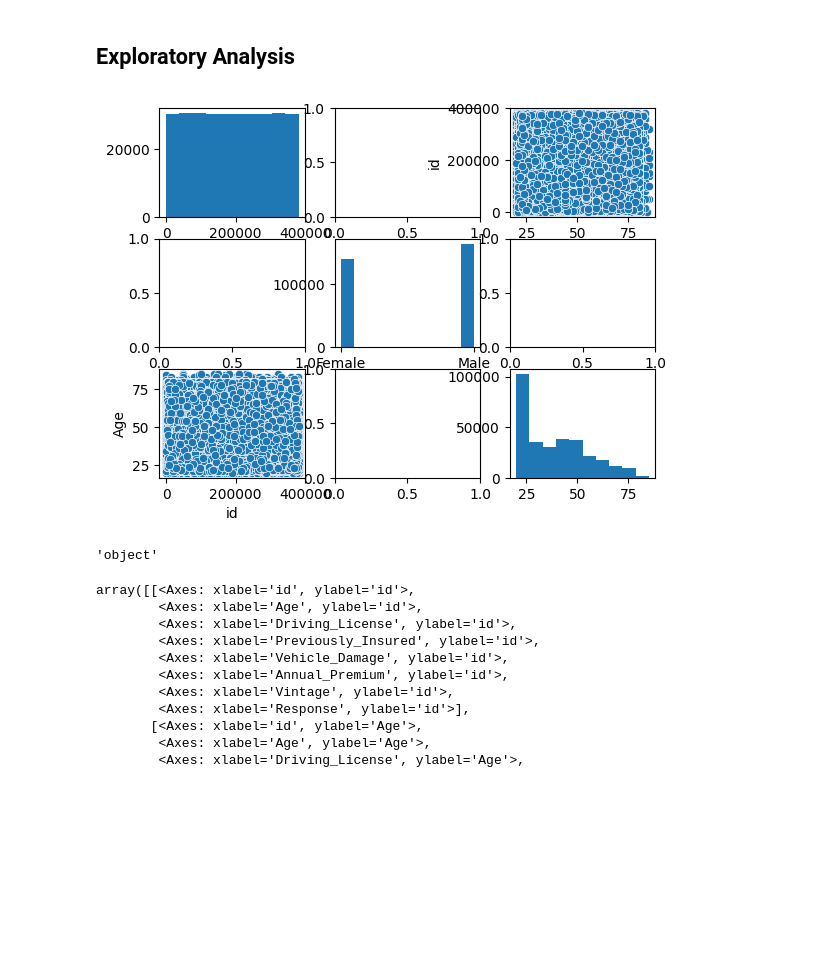
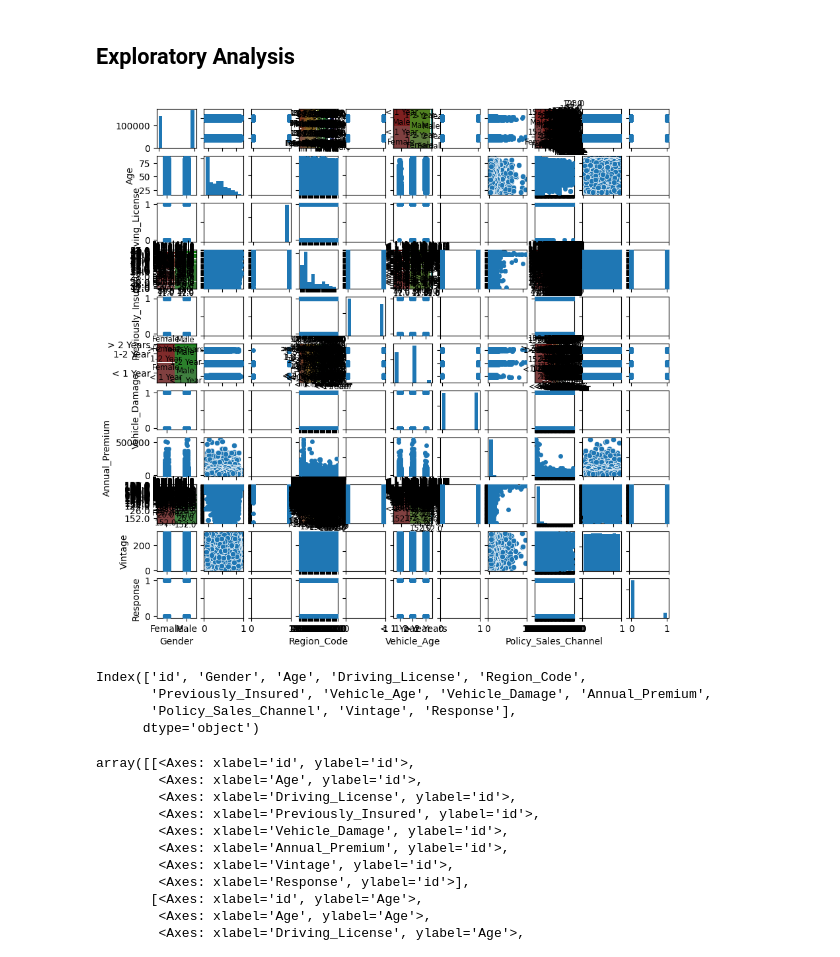
Before and after one commit to jong42/Health-Insurance-Cross-Sell-Prediction, a Jupyter notebook: Health Insurance Cross Sell Prediction.ipynb, the cells around one changed output. Cells and saved outputs as stored; diff of their text form; code cells hidden in the pictures; blank space fills up the shorter version.

Commit message:
Create plot matrix

```diff
--- a/Health Insurance Cross Sell Prediction.ipynb
+++ b/Health Insurance Cross Sell Prediction.ipynb
@@ -127,33 +127,39 @@ print(d_test.shape)
 # %% [markdown]
 ## Exploratory Analysis
 # %%
-df = d_train.iloc[:,:3]
+df = d_train.loc[:,data.columns != 'id']
 
 grid_size = len(df.columns)
 
-fig, axs = plt.subplots(grid_size,grid_size)
+fig, axs = plt.subplots(grid_size,grid_size, figsize=(10,10))
 
 for i,yname in enumerate(df.columns):
     for j,xname in enumerate(df.columns):
         if i==j:
             axs[i,j].hist(x=df[xname])
         elif is_numeric_dtype(df[yname]) and is_numeric_dtype(df[xname]):
             if len(np.unique(df[yname]))>2 and len(np.unique(df[xname]))>2:
                 sns.scatterplot(ax=axs[i,j],x=df[xname],y=df[yname])
-        #elif not is_numeric_dtype(df[yname]) and not is_numeric_dtype(df[xname]):
-        #    fig, rect = mosaic(ax=axs[i,j], data=df,index=[xname,yname])
-        #else :
-        #    sns.stripplot(ax=axs[i,j],data=df,x=xname,y=yname)
-
-#sns.stripplot(ax=axs[0,0],data=d_train,x='Age',y='Gender')
-#sns.scatterplot(ax=axs[1,0],x=d_train['Age'],y=d_train['Annual_Premium'])
-#fig, rect = mosaic(ax=axs[2,0], data=d_train,index=['Gender','Previously_Insured'])
+        elif not is_numeric_dtype(df[yname]) and not is_numeric_dtype(df[xname]):
+            fig, rect = mosaic(ax=axs[i,j], data=df,index=[xname,yname])
+        else :
+            sns.stripplot(ax=axs[i,j],data=df,x=xname,y=yname)
+        # set axis labels
+        if j != 0:
+            axs[i,j].set_ylabel('')
+            axs[i,j].set_yticklabels([])
+        if i != grid_size-1:
+            axs[i,j].set_xlabel('')
+            axs[i,j].set_xticklabels([])
 # %% [output]
-[figure, old version]
+[figure, new version]
-# %%
-df['Gender'].dtype.name
-# %% [output]
-'object'
+# %%
+df.columns
+# %% [output]
+Index(['id', 'Gender', 'Age', 'Driving_License', 'Region_Code',
+       'Previously_Insured', 'Vehicle_Age', 'Vehicle_Damage', 'Annual_Premium',
+       'Policy_Sales_Channel', 'Vintage', 'Response'],
+      dtype='object')
 # %%
 pd.plotting.scatter_matrix(d_train)
 # %% [output]
```
